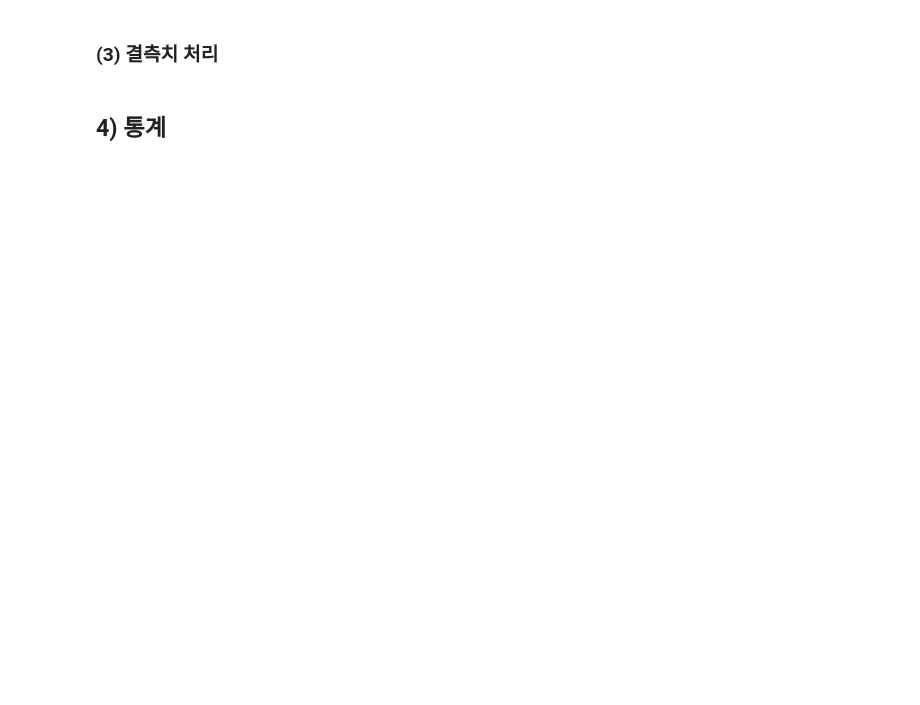
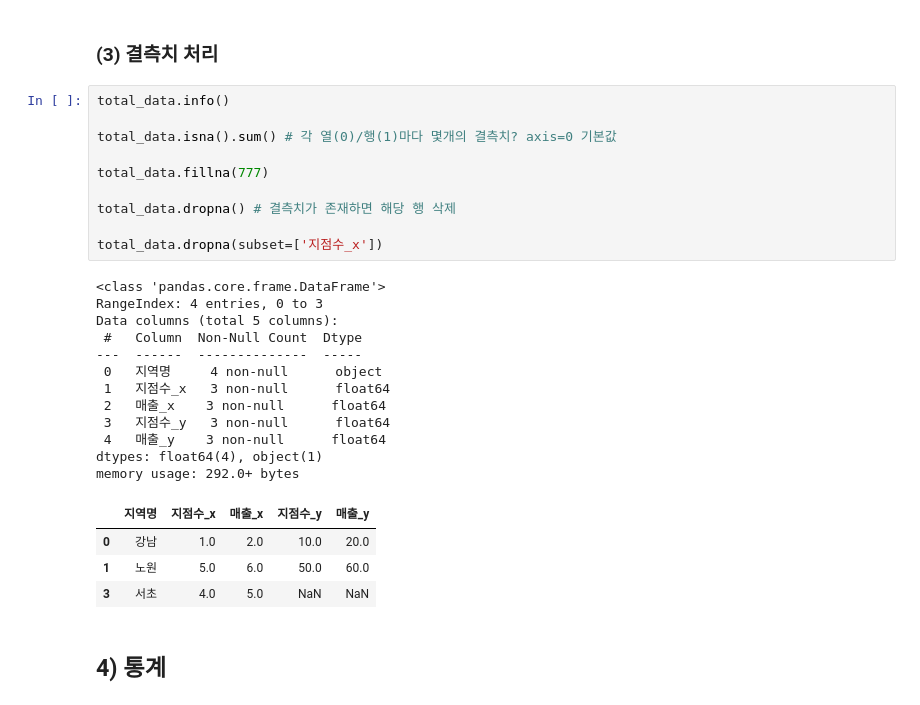
Before and after one commit to walker0625/pandas, a Jupyter notebook: pandas.ipynb, the cells around one changed output. Cells and saved outputs as stored; diff of their text form; blank space fills up the shorter version.

```diff
--- a/pandas.ipynb
+++ b/pandas.ipynb
@@ -410,4 +498,31 @@ data4.iloc[1, 0]
 # %% [markdown]
 ### (3) 결측치 처리
+# %%
+total_data.info()
+
+total_data.isna().sum() # 각 열(0)/행(1)마다 몇개의 결측치? axis=0 기본값
+
+total_data.fillna(777)
+
+total_data.dropna() # 결측치가 존재하면 해당 행 삭제
+
+total_data.dropna(subset=['지점수_x'])
+# %% [output]
+<class 'pandas.core.frame.DataFrame'>
+RangeIndex: 4 entries, 0 to 3
+Data columns (total 5 columns):
+ #   Column  Non-Null Count  Dtype
+---  ------  --------------  -----
+ 0   지역명     4 non-null      object
+ 1   지점수_x   3 non-null      float64
+ 2   매출_x    3 non-null      float64
+ 3   지점수_y   3 non-null      float64
+ 4   매출_y    3 non-null      float64
+dtypes: float64(4), object(1)
+memory usage: 292.0+ bytes
+|  | 지역명 | 지점수_x | 매출_x | 지점수_y | 매출_y |
+| 0 | 강남 | 1.0 | 2.0 | 10.0 | 20.0 |
+| 1 | 노원 | 5.0 | 6.0 | 50.0 | 60.0 |
+| 3 | 서초 | 4.0 | 5.0 | NaN | NaN |
 # %% [markdown]
 ## 4) 통계
```
Also changed, not shown: parts of 24 cells of this notebook, 13 other files.
